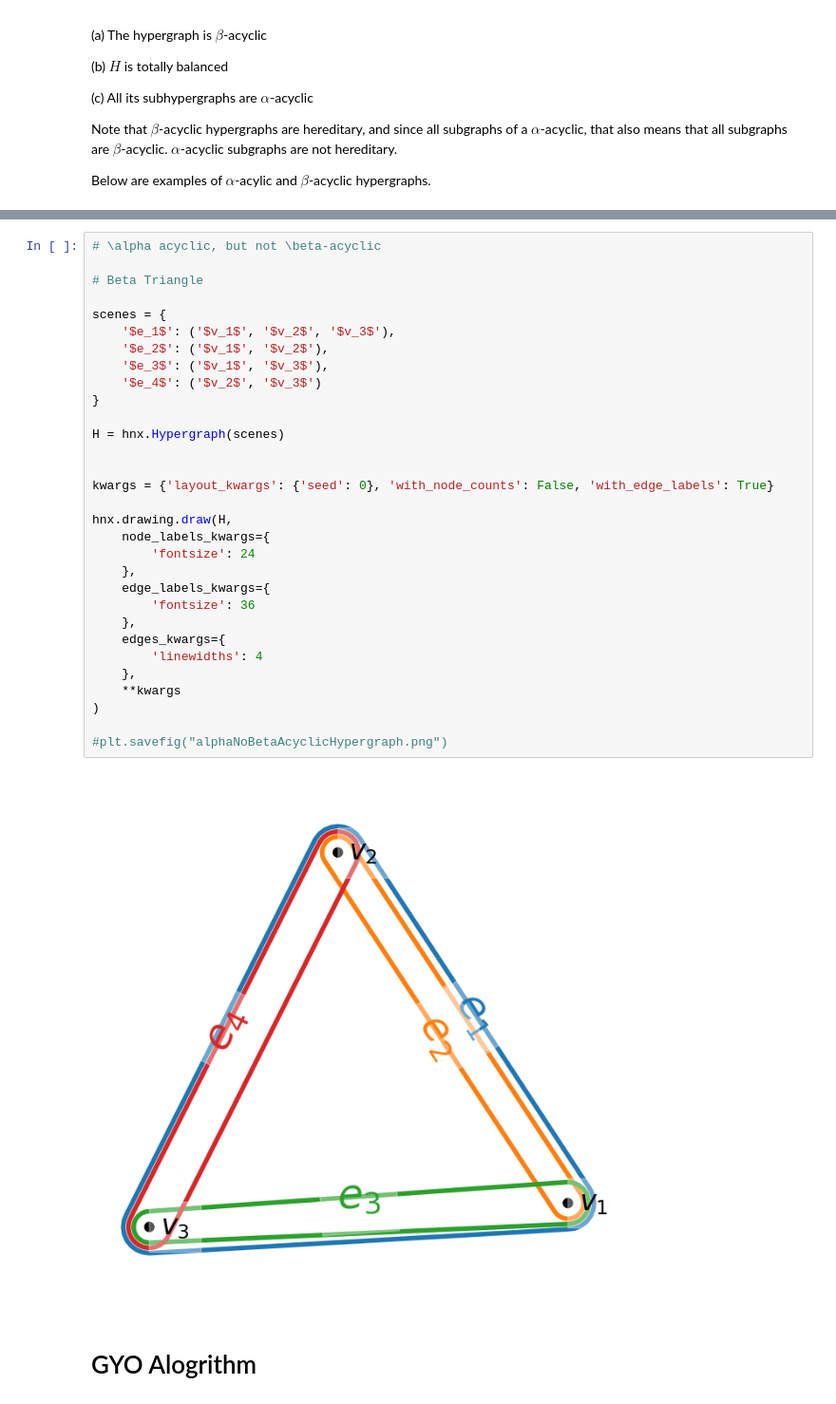
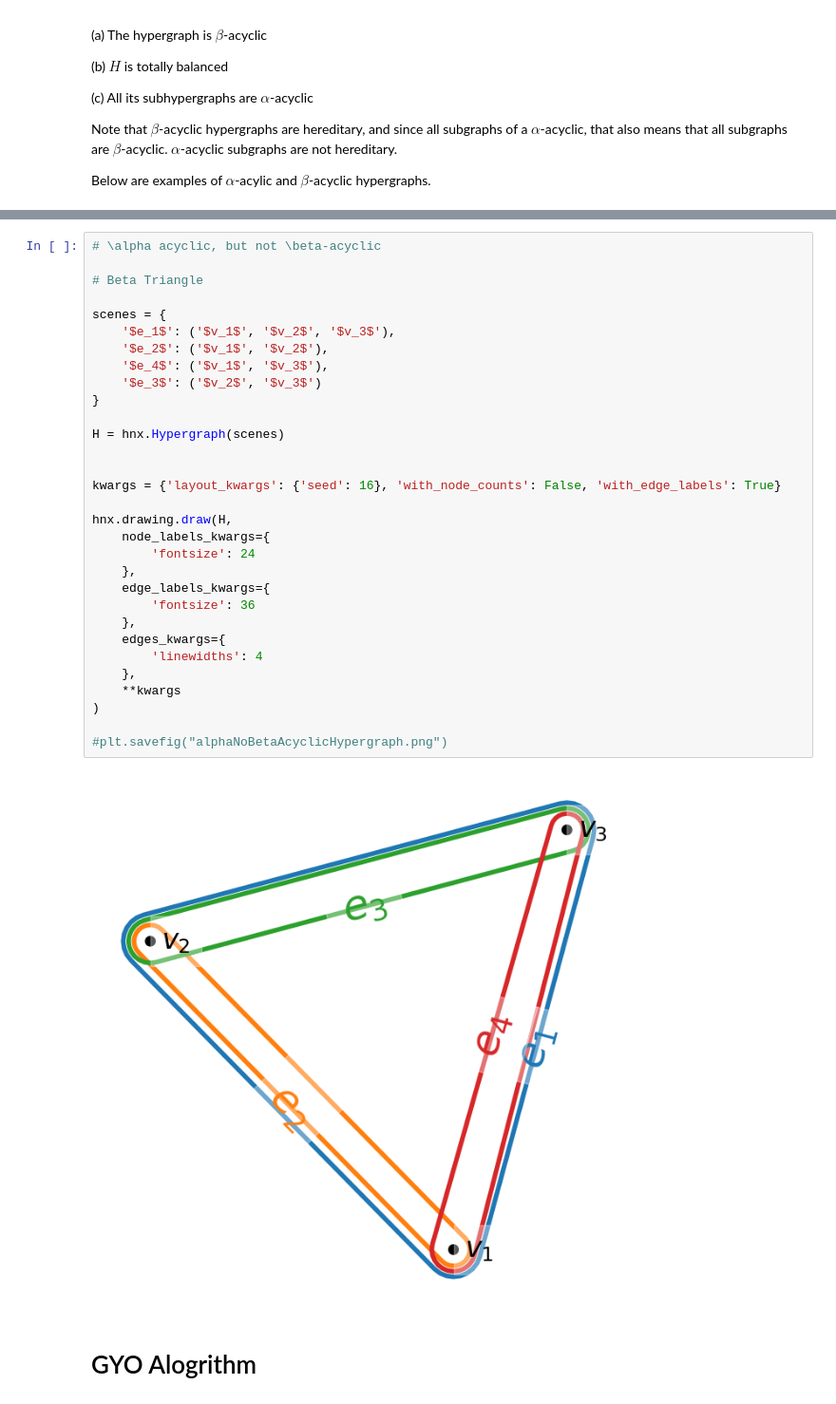
Before and after one commit to lcaraballoj/Algorithmic-Graph-Theory, a Jupyter notebook: Hypergraph.ipynb, the cells around one changed output, grey strips where cells are left out. Shown at 95% size. Cells and saved outputs as stored; diff of their text form.

```diff
--- a/Hypergraph.ipynb
+++ b/Hypergraph.ipynb
@@ -196,35 +196,35 @@ hnx.drawing.draw(H,
 # %%
 # \alpha acyclic, but not \beta-acyclic
 
 # Beta Triangle
 
 scenes = {
     '$e_1$': ('$v_1$', '$v_2$', '$v_3$'),
     '$e_2$': ('$v_1$', '$v_2$'),
-    '$e_3$': ('$v_1$', '$v_3$'),
-    '$e_4$': ('$v_2$', '$v_3$')
+    '$e_4$': ('$v_1$', '$v_3$'),
+    '$e_3$': ('$v_2$', '$v_3$')
 }
 
 H = hnx.Hypergraph(scenes)
 
 
-kwargs = {'layout_kwargs': {'seed': 0}, 'with_node_counts': False, 'with_edge_labels': True}
+kwargs = {'layout_kwargs': {'seed': 16}, 'with_node_counts': False, 'with_edge_labels': True}
 
 hnx.drawing.draw(H,
     node_labels_kwargs={
         'fontsize': 24
     },
     edge_labels_kwargs={
         'fontsize': 36
     },
     edges_kwargs={
         'linewidths': 4
     },
     **kwargs
 )
 
 #plt.savefig("alphaNoBetaAcyclicHypergraph.png")
 # %% [output]
-[figure, old version]
+[figure, new version]
 # %% [markdown]
 # GYO Alogrithm
```
Also changed, not shown: parts of 5 cells of this notebook, 5 other files.
